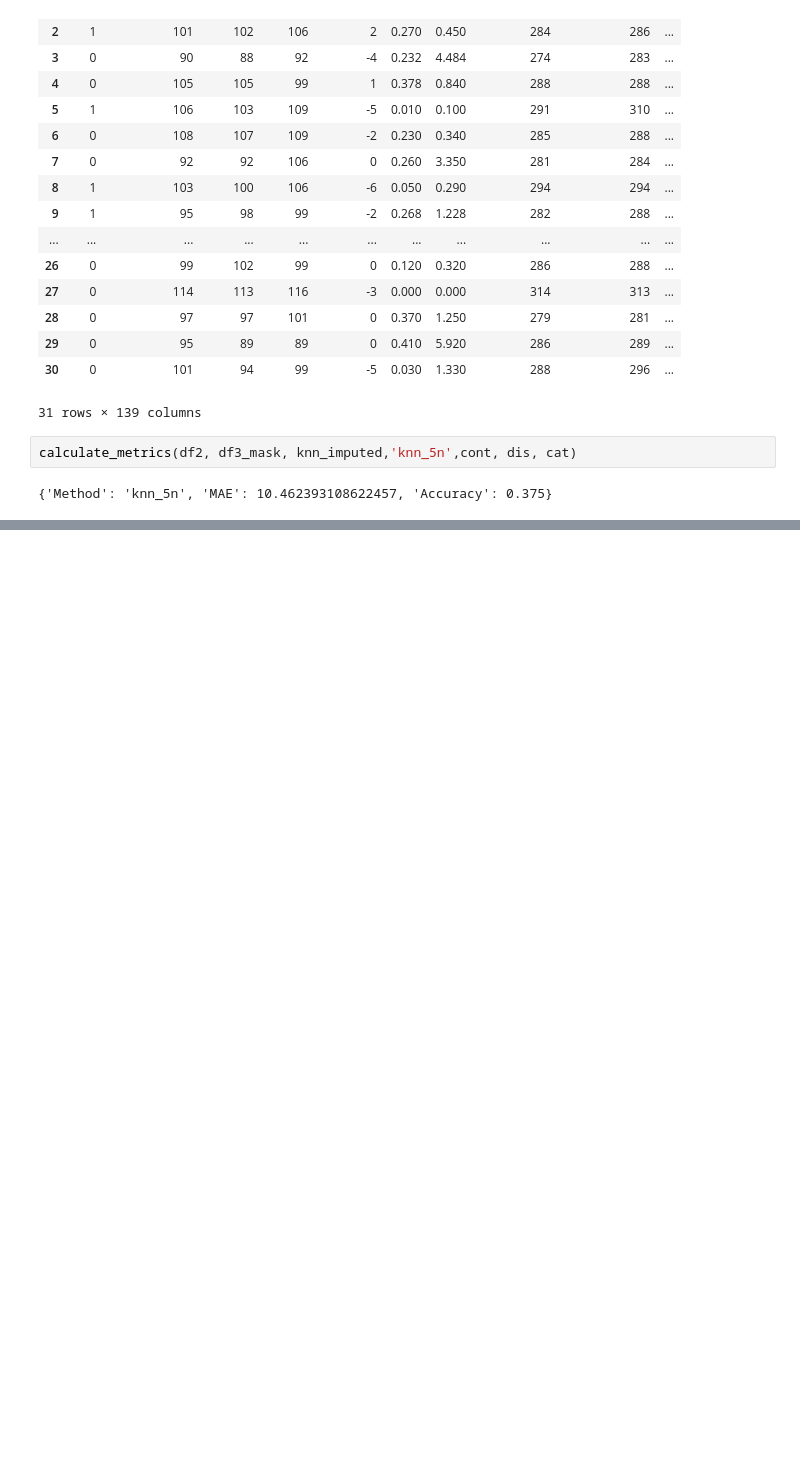
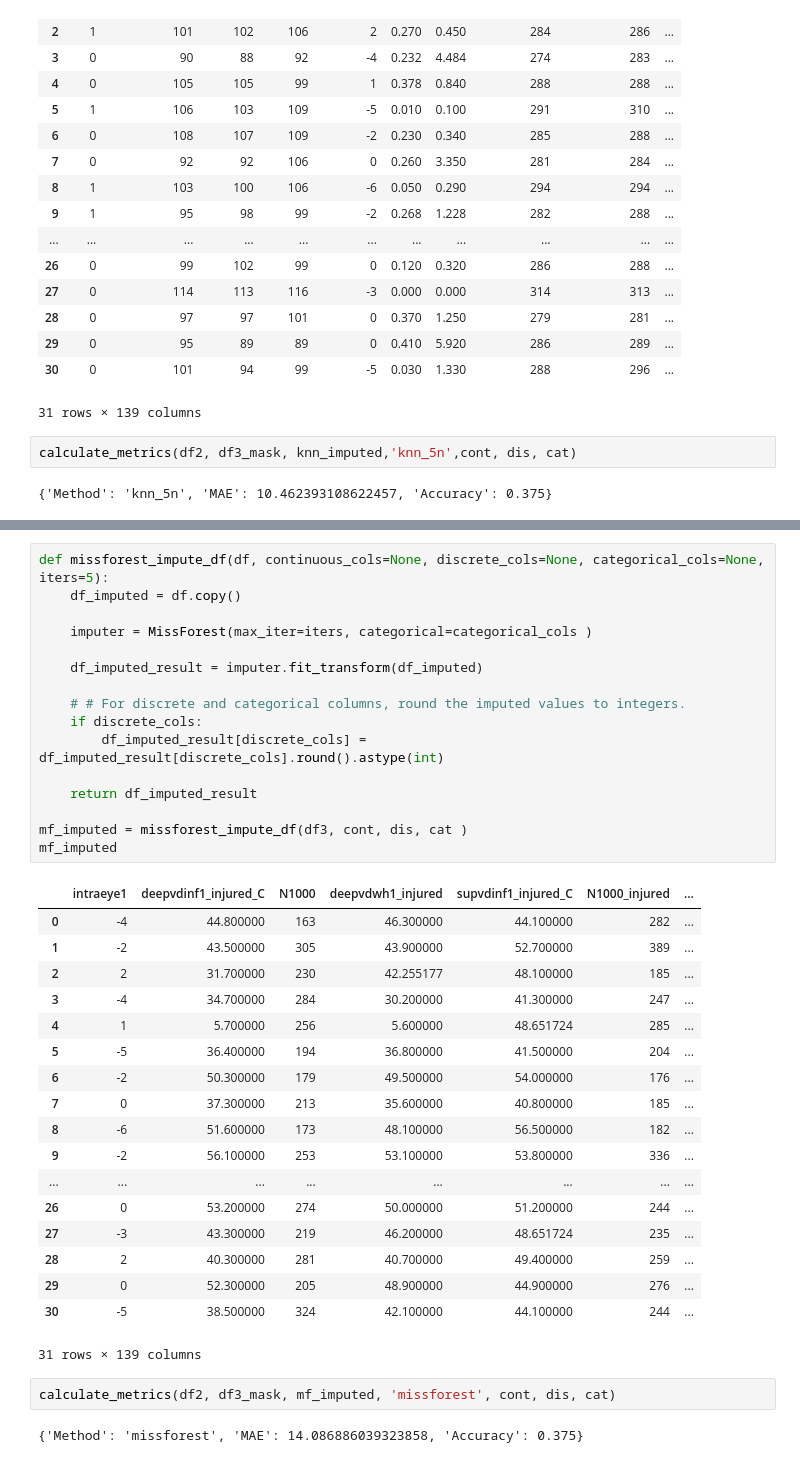
Before and after one commit to iMaatin/AutoStats, a Jupyter notebook: pg.ipynb, the cells around one changed output, grey strips where cells are left out. Drawn from its saved outputs; the diff is of its cells as text; blank space fills up the shorter version.

```diff
--- a/pg.ipynb
+++ b/pg.ipynb
@@ -349,0 +318,39 @@ def evaluate_imputation(df, percentage, random_state=96, epochs=50):
+# %%
+def missforest_impute_df(df, continuous_cols=None, discrete_cols=None, categorical_cols=None, iters=5):
+    df_imputed = df.copy()
+
+    imputer = MissForest(max_iter=iters, categorical=categorical_cols )
+
+    df_imputed_result = imputer.fit_transform(df_imputed)
+
+    # # For discrete and categorical columns, round the imputed values to integers.
+    if discrete_cols:
+        df_imputed_result[discrete_cols] = df_imputed_result[discrete_cols].round().astype(int)
+
+    return df_imputed_result
+
+mf_imputed = missforest_impute_df(df3, cont, dis, cat )
+mf_imputed
+# %% [output]
+|  | intraeye1 | deepvdinf1_injured_C | N1000 | deepvdwh1_injured | supvdinf1_injured_C | N1000_injured | ... |
+| 0 | -4 | 44.800000 | 163 | 46.300000 | 44.100000 | 282 | ... |
+| 1 | -2 | 43.500000 | 305 | 43.900000 | 52.700000 | 389 | ... |
+| 2 | 2 | 31.700000 | 230 | 42.255177 | 48.100000 | 185 | ... |
+| 3 | -4 | 34.700000 | 284 | 30.200000 | 41.300000 | 247 | ... |
+| 4 | 1 | 5.700000 | 256 | 5.600000 | 48.651724 | 285 | ... |
+| 5 | -5 | 36.400000 | 194 | 36.800000 | 41.500000 | 204 | ... |
+| 6 | -2 | 50.300000 | 179 | 49.500000 | 54.000000 | 176 | ... |
+| 7 | 0 | 37.300000 | 213 | 35.600000 | 40.800000 | 185 | ... |
+| 8 | -6 | 51.600000 | 173 | 48.100000 | 56.500000 | 182 | ... |
+| 9 | -2 | 56.100000 | 253 | 53.100000 | 53.800000 | 336 | ... |
+| ... | ... | ... | ... | ... | ... | ... | ... |
+| 26 | 0 | 53.200000 | 274 | 50.000000 | 51.200000 | 244 | ... |
+| 27 | -3 | 43.300000 | 219 | 46.200000 | 48.651724 | 235 | ... |
+| 28 | 2 | 40.300000 | 281 | 40.700000 | 49.400000 | 259 | ... |
+| 29 | 0 | 52.300000 | 205 | 48.900000 | 44.900000 | 276 | ... |
+| 30 | -5 | 38.500000 | 324 | 42.100000 | 44.100000 | 244 | ... |
+31 rows × 139 columns
+# %%
+calculate_metrics(df2, df3_mask, mf_imputed, 'missforest', cont, dis, cat)
+# %% [output]
+{'Method': 'missforest', 'MAE': 14.086886039323858, 'Accuracy': 0.375}
```
Also changed, not shown: parts of 4 cells of this notebook.
